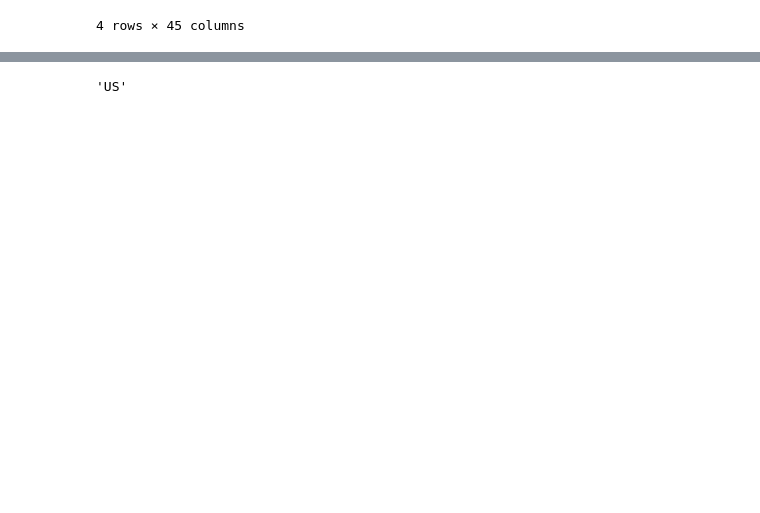
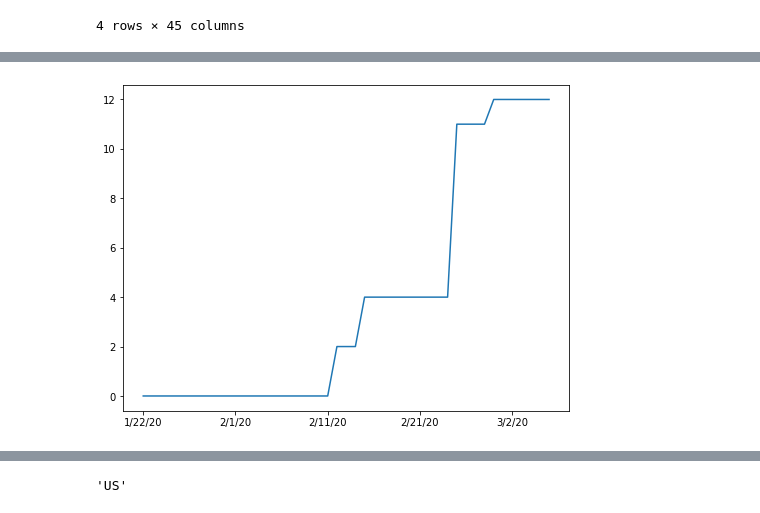
Before and after one commit to jojocie/COVID-19, a Jupyter notebook: Simple_Visualization.ipynb, the cells around one changed output, grey strips where cells are left out. Saved outputs shown, nothing was run; the diff lists cells and outputs as text; code cells hidden in the pictures; blank space fills up the shorter version.

```diff
--- a/Simple_Visualization.ipynb
+++ b/Simple_Visualization.ipynb
@@ -142,0 +171,8 @@ plt.grid()
+# %%
+fig,ax1 = plt.subplots(1,1,figsize=(8,6))
+ax1.plot(df_france.loc['Recovered'])
+myLocator = mticker.MultipleLocator(10)
+ax1.xaxis.set_major_locator(myLocator)
+#ax1.tick_params(axis = 'x', labelrotation = 45)
+# %% [output]
+[figure, added]
```
Also changed, not shown: parts of 17 cells of this notebook.
